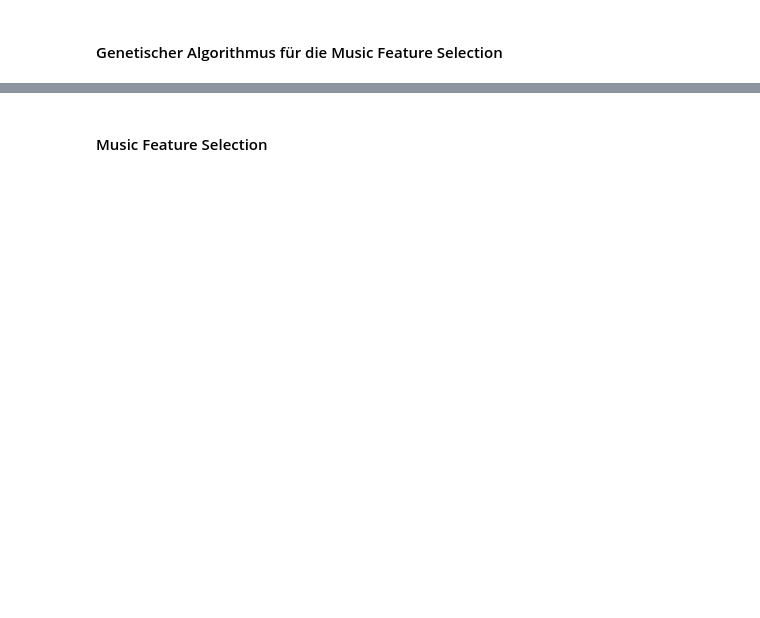
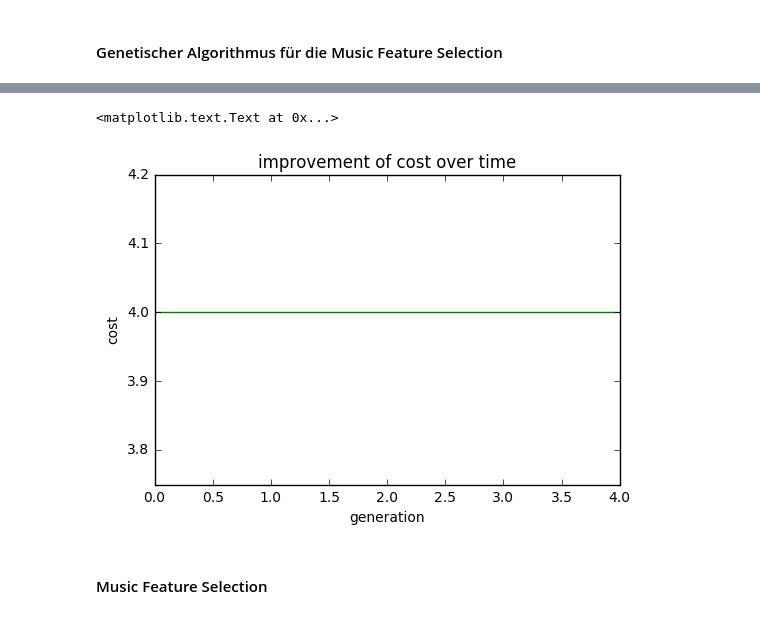
Before and after one commit to timgrossmann/data_mining, a Jupyter notebook: music_clustering/VersuchMusicClustering.ipynb, the cells around one changed output, grey strips where cells are left out. Cells and saved outputs as stored; diff of their text form; code cells hidden in the pictures; blank space fills up the shorter version.

```diff
--- a/music_clustering/VersuchMusicClustering.ipynb
+++ b/music_clustering/VersuchMusicClustering.ipynb
@@ -389,7 +411,7 @@ Ein Pandas Frame, der nur die berechneten wichtigsten Merkmale aus _FeatureFileT
 3. Bestimmen Sie eine möglichst kleine Merkmalsuntermenge mit einem möglichst guten mittleren Rang? Geben Sie sowohl die gefundenen wichtigsten Merkmale als auch den zugehörigen mittleren Rang an.
 4. Um wieviel verschlechtert sich der Mittlere Rang, wenn nur die 10 wichtigsten Merkmale benutzt werden?
 # %%
-def get_middle_range(imp_feature_vec):
+def calculate_cost(imp_feature_vec):
     distance_dict_corr = {}
 
     for seq1 in MusicFeaturesTrain.iterrows():
@@ -431,3 +584,14 @@ print get_middle_range([0, 1, 0, 1, 1, 0, 0, 0, 1, 0, 1, 1, 0, 1, 1, 0, 1, 1, 0,
+# %%
+%matplotlib inline
+from matplotlib import pyplot as plt
+
+plt.plot(range(len(bestDist)), bestDist, color="green")
+plt.xlabel("generation")
+plt.ylabel("cost")
+plt.title("improvement of cost over time")
+# %% [output]
+<matplotlib.text.Text at 0x...>
+[figure, added]
 # %% [markdown]
 #### Music Feature Selection
 # %%
```
Also changed, not shown: parts of 5 cells of this notebook.
